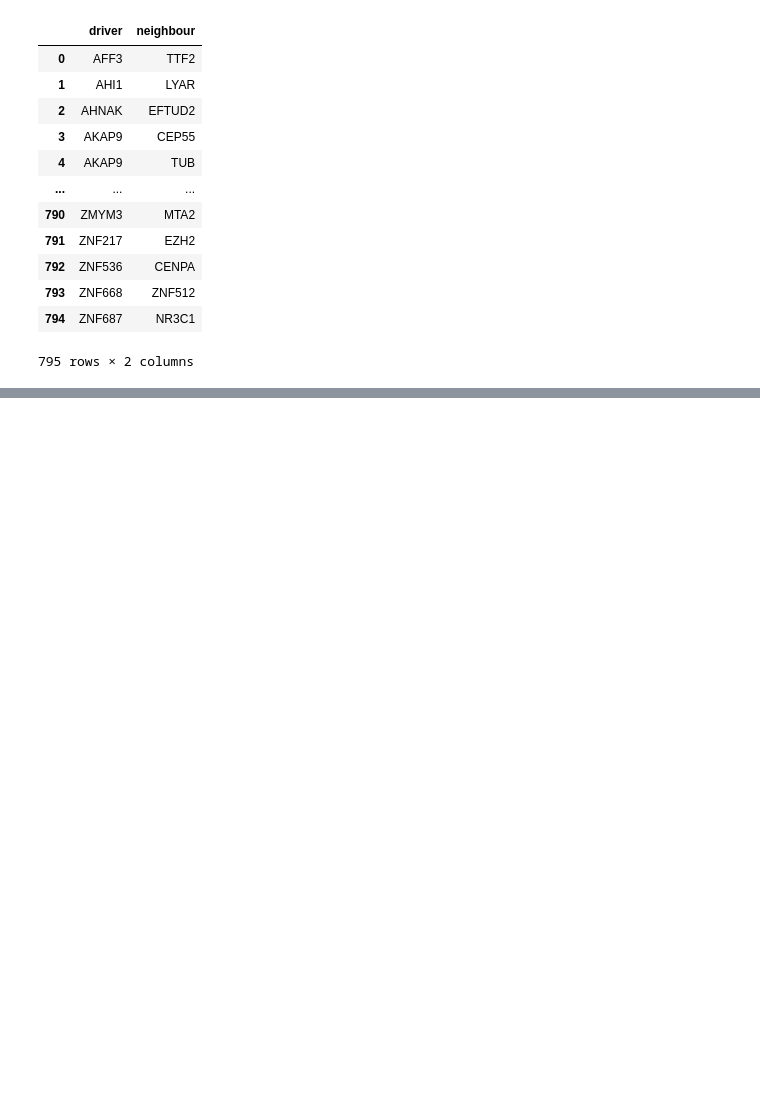
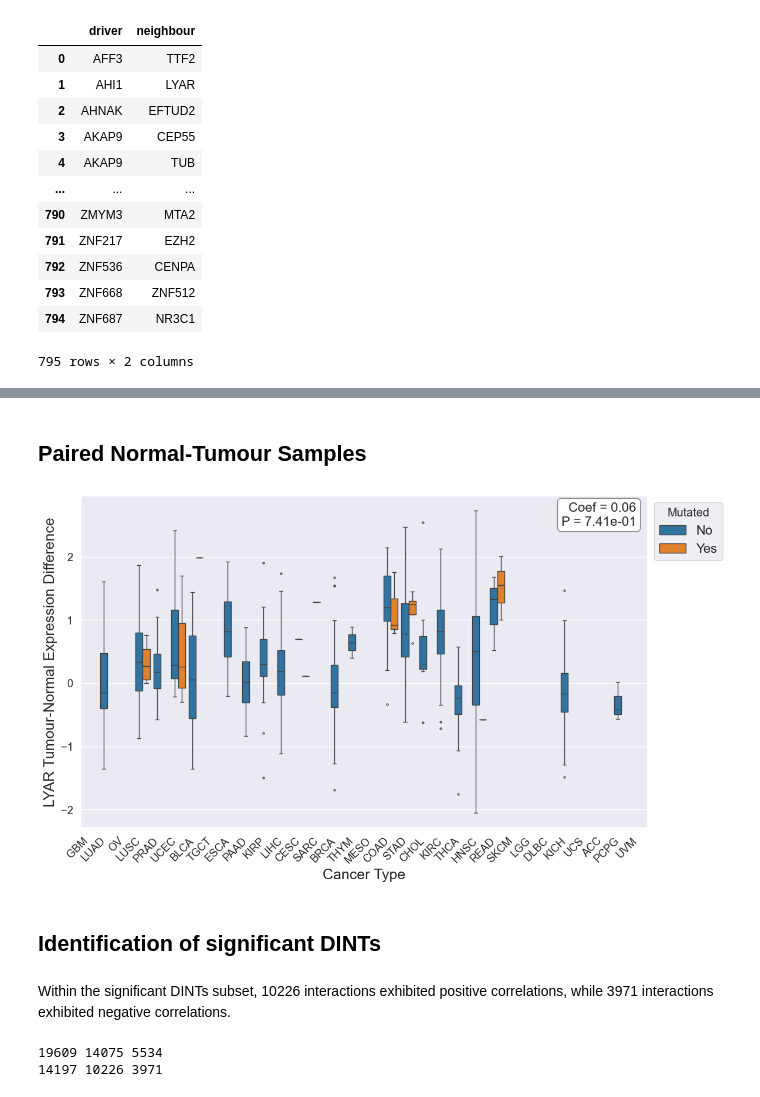
Before and after one commit to MarciaFSVital/MasterThesisCode, a Jupyter notebook: driver_neighbours_analysis.ipynb, the cells around one changed output, grey strips where cells are left out. Cells and saved outputs as stored; diff of their text form; code cells hidden in the pictures; blank space fills up the shorter version.

```diff
--- a/driver_neighbours_analysis.ipynb
+++ b/driver_neighbours_analysis.ipynb
@@ -494,0 +944,23 @@ newdints[["driver", "neighbour"]].merge(newdints_mac[["driver", "neighbour"]], h
+# %% [markdown]
+## Paired Normal-Tumour Samples
+# %%
+filtered_result = resultsfiltered[(resultsfiltered['driver'] == 'FBXW7') & (resultsfiltered['neighbour'] == 'LYAR')]
+coef_diff = filtered_result['coef_diff'].values[0]
+p_value_diff = filtered_result['coef_diff_pval'].values[0]
+create_ols_boxplots_tumour_normal('FBXW7', 'LYAR', coef_diff, p_value_diff, mutationtab, tumourexp, normalexp)
+# %% [output]
+[figure, added]
+# %% [markdown]
+## Identification of significant DINTs
+# %% [markdown]
+Within the significant DINTs subset, 10226 interactions exhibited positive correlations, while 3971 interactions exhibited negative correlations.
+# %%
+# Count for interactions in 'results'
+total_sig, total_pos, total_neg = count_significant_interactions(results)
+print(total_sig, total_pos, total_neg)  # Total count, positive and negative
+
+filtered_sig, filtered_pos, filtered_neg = count_significant_interactions(resultsfiltered)
+print(filtered_sig, filtered_pos, filtered_neg)  # Count after filtering, positive and negative
+# %% [output]
+19609 14075 5534
+14197 10226 3971
```
Also changed, not shown: parts of 37 cells of this notebook.
